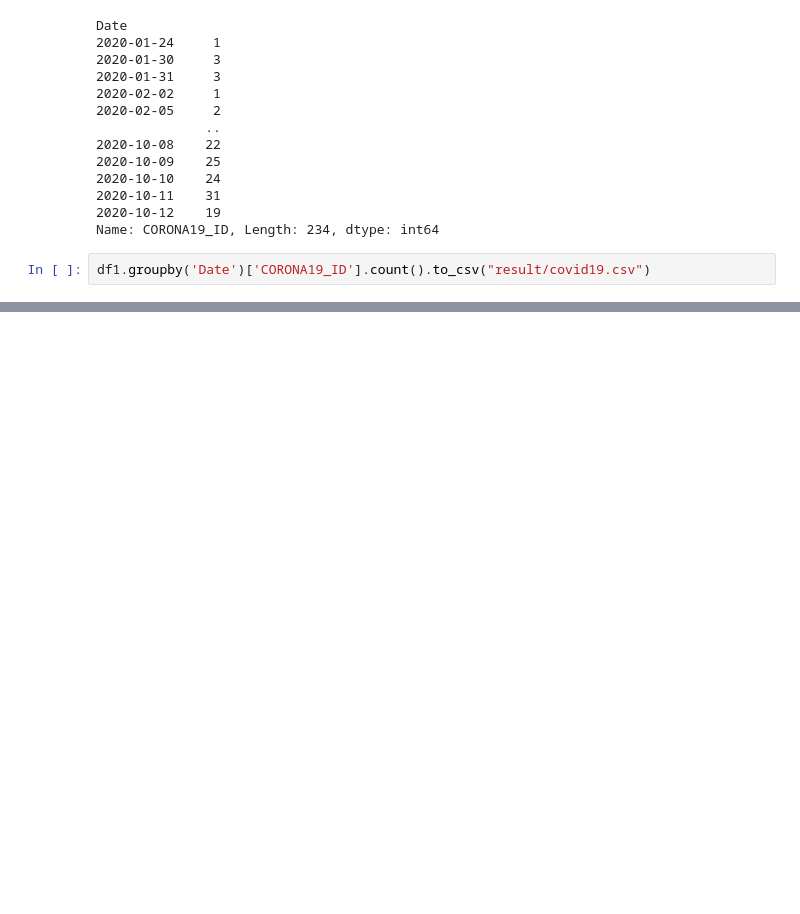
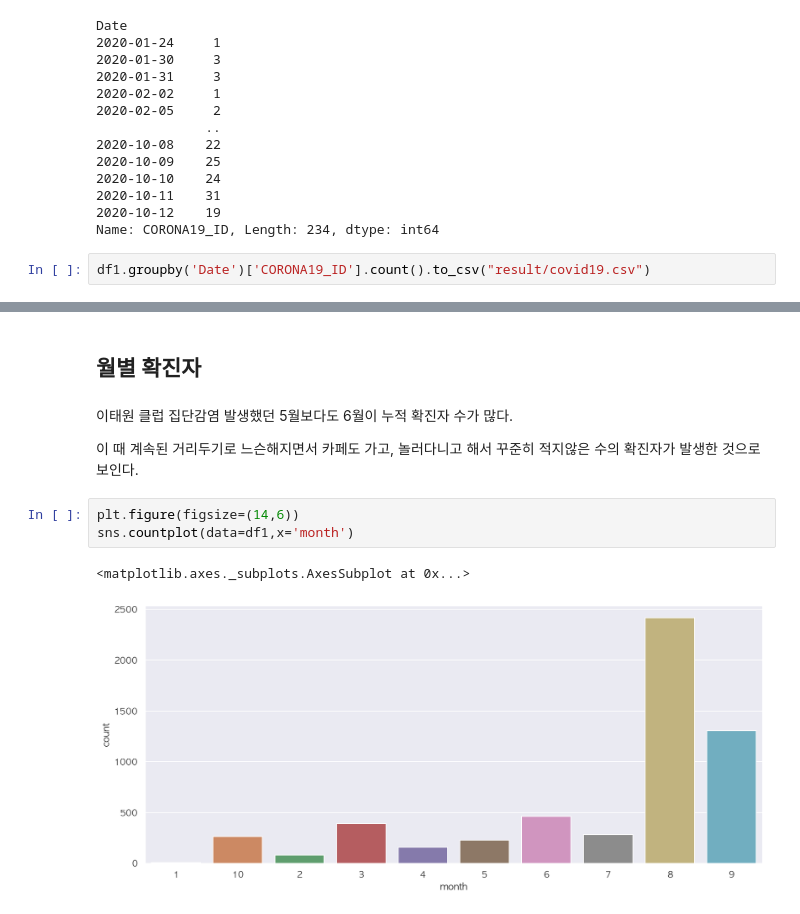
Before and after one commit to choihana/covid19_visualize, a Jupyter notebook: openAPI-covid19.ipynb, the cells around one changed output, grey strips where cells are left out. Cells and saved outputs as stored; diff of their text form; blank space fills up the shorter version.

```diff
--- a/openAPI-covid19.ipynb
+++ b/openAPI-covid19.ipynb
@@ -155,0 +196,12 @@ df1.groupby('Date')['CORONA19_ID'].count().to_csv("result/covid19.csv")
+# %% [markdown]
+## 월별 확진자
+# %% [markdown]
+이태원 클럽 집단감염 발생했던 5월보다도 6월이 누적 확진자 수가 많다.
+
+이 때 계속된 거리두기로 느슨해지면서 카페도 가고, 놀러다니고 해서 꾸준히 적지않은 수의 확진자가 발생한 것으로 보인다.
+# %%
+plt.figure(figsize=(14,6))
+sns.countplot(data=df1,x='month')
+# %% [output]
+<matplotlib.axes._subplots.AxesSubplot at 0x...>
+[figure, added]
```
Also changed, not shown: parts of 11 cells of this notebook.
